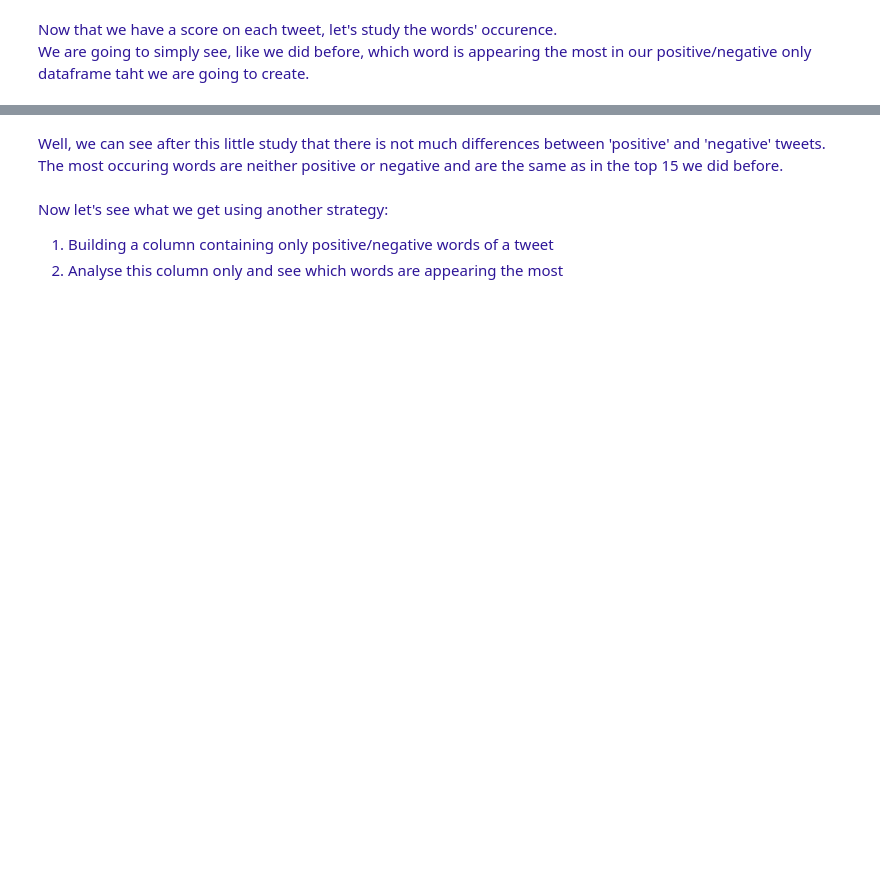
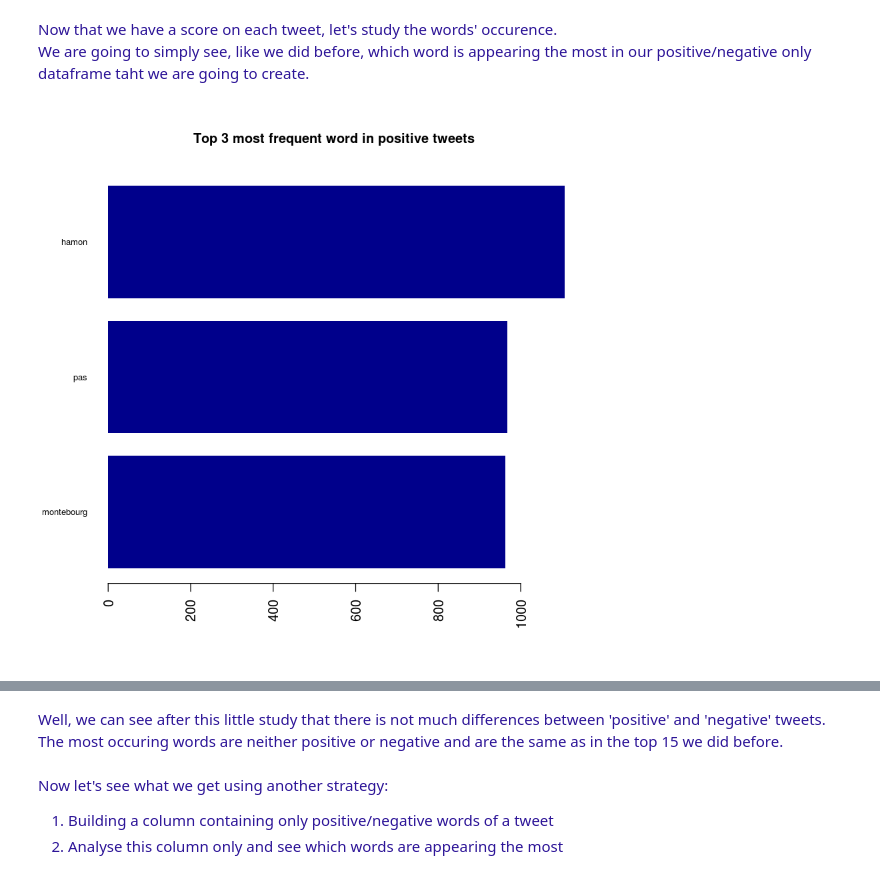
Before and after one commit to clementtr/twitter, a Jupyter notebook: Twitter_French_Analysis/TwitteR_French_Analysis.ipynb, the cells around one changed output, grey strips where cells are left out. Drawn from its saved outputs; the diff is of its cells as text; code cells hidden in the pictures; blank space fills up the shorter version.

```diff
--- a/Twitter_French_Analysis/TwitteR_French_Analysis.ipynb
+++ b/Twitter_French_Analysis/TwitteR_French_Analysis.ipynb
@@ -457,14 +631,16 @@ head(stat)
 # %%
 # Building a dataframe with only positive tweets.
 positive_tweets = subset(stat, tweet == 'positive')
 
 # Let's see which are the word that appear the most:
 tweet = positive_tweets$cleanTweet
 tweet = gsub("une", "", tweet)
 #Using the function number_top already defined before:
-top3 = number_Top(tweet, "[a-zA-Z]\\w+ *", 3, FALSE)
-barplot(top3, border=NA, las=2, main="Top 3 most frequent word in positive tweets",
+top3pos = number_Top(tweet, "[a-zA-Z]\\w+ *", 3, FALSE)
+barplot(top3pos, border=NA, las=2, main="Top 3 most frequent word in positive tweets",
         cex.main=1, horiz=TRUE, col= "darkblue", cex.names=0.65)
+# %% [output]
+[figure, added]
 # %%
 # Building a dataframe with only negative tweets.
 negative_tweets = subset(stat, tweet == 'negative')
```
Also changed, not shown: parts of 30 cells of this notebook.
